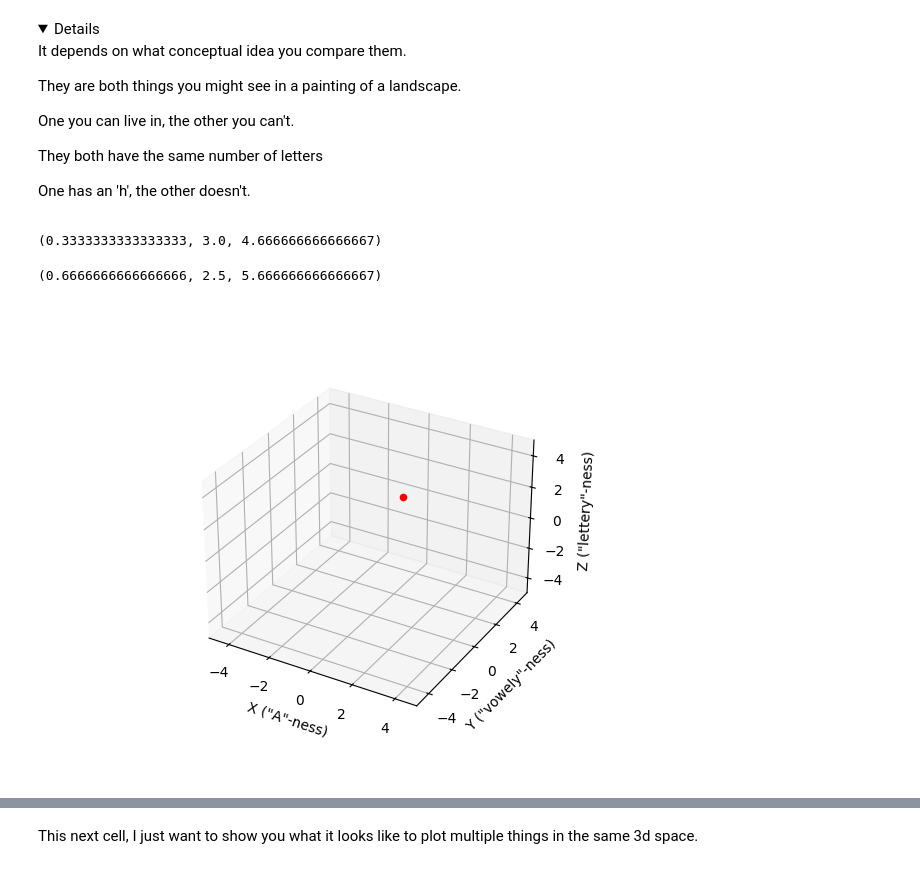
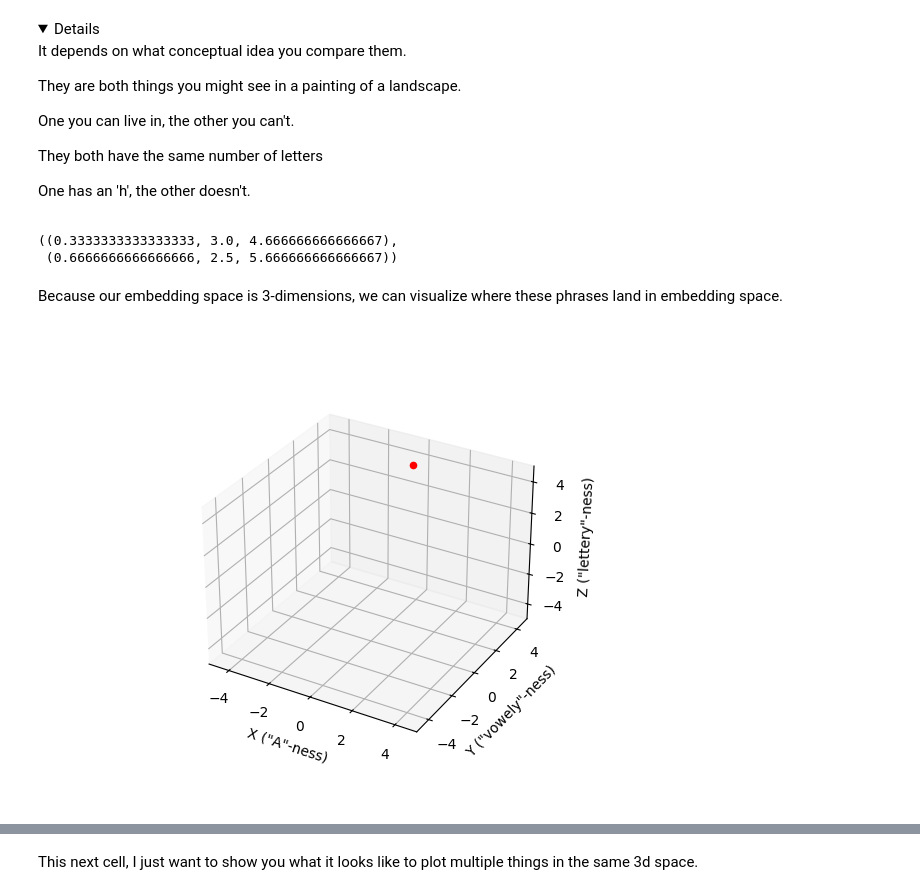
Before and after one commit to eihli/mugato, a Jupyter notebook: token_and_embed.ipynb, the cells around one changed output, grey strips where cells are left out. Saved outputs shown, nothing was run; the diff lists cells and outputs as text; code cells hidden in the pictures; folded sections open.

```diff
--- a/token_and_embed.ipynb
+++ b/token_and_embed.ipynb
@@ -107,7 +129,7 @@ def example_embedding_1(text):
 
     [            x,                y,              z]
 
-    [number of 'a', number of vowels, length of text]
+    [number of 'l', number of vowels, length of text]
 
     """
     x = count_L(text)      # number of "l"s
@@ -115,14 +137,13 @@ def example_embedding_1(text):
     z = len(text) / 3      # number of letters / 3
     return x, y, z
 # %%
-example_embedding_1("big blue ocean")
+example_embedding_1("big blue ocean"), example_embedding_1("little green frog")
 # %% [output]
-(0.3333333333333333, 3.0, 4.666666666666667)
+((0.3333333333333333, 3.0, 4.666666666666667),
+ (0.6666666666666666, 2.5, 5.666666666666667))
-# %%
-example_embedding_1("little green frog")
-# %% [output]
-(0.6666666666666666, 2.5, 5.666666666666667)
+# %% [markdown]
+Because our embedding space is 3-dimensions, we can visualize where these phrases land in embedding space.
 # %%
-plot_embedding(*example_embedding_1('a lake'))
+plot_embedding(*example_embedding_1('big blue ocean'))
 # %% [output]
-[figure, old version]
+[figure, new version]
```
Also changed, not shown: parts of 84 cells of this notebook.
